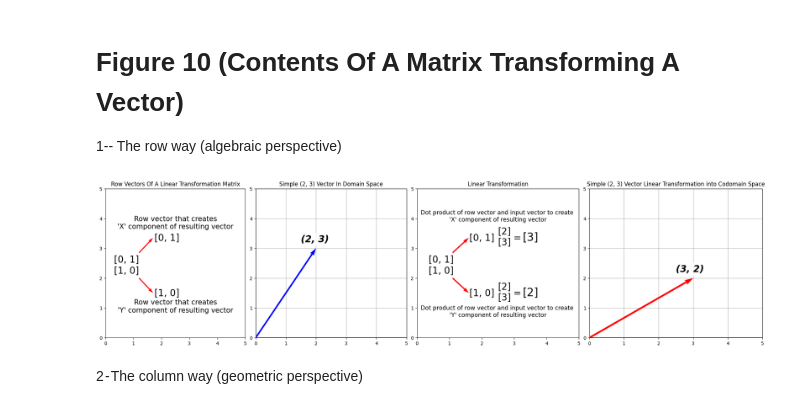
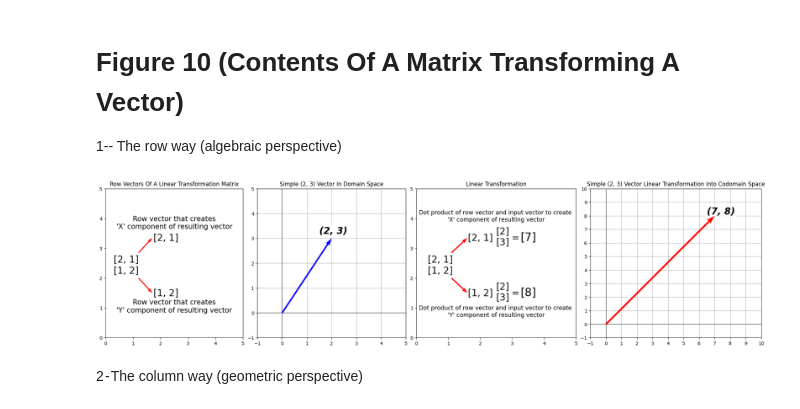
Before and after one commit to Keoni808/Visuals, a Jupyter notebook: Linear_Transformations_(Figures).ipynb, the cells around one changed output. Drawn from its saved outputs; the diff is of its cells as text; code cells hidden in the pictures.

Commit message:
All figures have been created for blog post "Understanding Linear Transformations: A Guide for Self-Learners, By a Self-Learner"

```diff
--- a/Linear_Transformations_(Figures).ipynb
+++ b/Linear_Transformations_(Figures).ipynb
@@ -749,10 +749,10 @@ for i in range(plot_cols):
 # Row Vectors from matrix that will create individual components of output vector
 
 # text variables
-text_linear_transformation_matrix = f'[0, 1]\n[1, 0]'
-text_top_row_vector = f'[0, 1]'
+text_linear_transformation_matrix = f'[2, 1]\n[1, 2]'
+text_top_row_vector = f'[2, 1]'
 text_top_row_explain = f'Row vector that creates\n\'X\' component of resulting vector'
-text_bottom_row_vector = f'[1, 0]'
+text_bottom_row_vector = f'[1, 2]'
 text_bottom_row_explain = f'Row vector that creates\n\'Y\' component of resulting vector'
 text_location = [(.75, 2), (2.2, 3.1), (2.2, 1.25), (2.5, 3.5), (2.5, .7)]
 text_fonts = [20, 20, 20, 15, 15]
@@ -771,7 +771,7 @@ draw_and_text_plot(ax, (1, 5), xy_lim,
 ################ FIGURE 2 ################
 
 # Plotting simple vector in domain space
-draw_plot(ax, (6, 10), [0, 0], [(2, 3)], ['b'], ['(2, 3)'], 1, xy_lim, "Simple (2, 3) Vector In Domain Space")
+draw_plot(ax, (6, 10), [0, 0], [(2, 3)], ['b'], ['(2, 3)'], 1, [-1, 5], "Simple (2, 3) Vector In Domain Space")
 
 
 ################ FIGURE 3 ################
@@ -779,49 +779,49 @@ draw_plot(ax, (6, 10), [0, 0], [(2, 3)], ['b'], ['(2, 3)'], 1, xy_lim, "Simple (
 # Dot product between matrix and input vector (linear transformation)
 
 # text variables
-text_linear_transformation_matrix = f'[0, 1]\n[1, 0]'
+text_linear_transformation_matrix = f'[2, 1]\n[1, 2]'
 text_input_vector = f'[2]\n[3]'
 text_equals_sign = f'='
 
-text_top_row_vector = f'[0, 1]'
-text_top_row_ans = f'[3]'
+text_top_row_vector = f'[2, 1]'
+text_top_row_ans = f'[7]'
 text_top_row_explain = f'Dot product of row vector and input vector to create \n\'X\' component of resulting vector'
 
-text_bottom_row_vector = f'[1, 0]'
-text_bottom_row_ans = f'[2]'
+text_bottom_row_vector = f'[1, 2]'
+text_bottom_row_ans = f'[8]'
 text_bottom_row_explain = f'Dot product of row vector and input vector to create \n\'Y\' component of resulting vector'
 
 
 text_location = [(.75, 2),
                  (2, 3.1), (2.7, 2.95), (3.1, 3.1), (3.5, 3.1), (2.5, 3.75),
                   (2, 1.25), (2.7, 1.1), (3.1, 1.25), (3.5, 1.25), (2.5, .55)]
 text_fonts = [20,
               20, 20, 20, 24, 12.5,
               20, 20, 20, 24, 12.5]
 num_texts = 11
 
 # plot variables
 origin = [[1.10, 2.85], [1.10, 2.0]]
 vectors = [[.5, .5], [.5, -.5]]
 num_vectors = len(vectors)
 
 draw_and_text_plot(ax, (11, 15), xy_lim,
                   [text_linear_transformation_matrix,
                    text_top_row_vector, text_input_vector, text_equals_sign, text_top_row_ans, text_top_row_explain,
                    text_bottom_row_vector, text_input_vector, text_equals_sign, text_bottom_row_ans, text_bottom_row_explain],
                    text_location, text_fonts, num_texts,
                    origin, vectors, num_vectors, "Linear Transformation")
 
 
 ################ FIGURE 4 ################
 
 # Plotting simple vector in codomain space
-draw_plot(ax, (16, 20), [0, 0], [(3, 2)], ['r'], ['(3, 2)'], 1, xy_lim, "Simple (2, 3) Vector Linear Transformation into Codomain Space")
+draw_plot(ax, (16, 20), [0, 0], [(7, 8)], ['r'], ['(7, 8)'], 1, [-1, 10], "Simple (2, 3) Vector Linear Transformation into Codomain Space")
 
 
 fig.savefig('AlgebraicPerspectiveLinearTransformation.png')
 # %% [output]
-[figure, old version]
+[figure, new version]
 # %% [markdown]
 2 - The column way (geometric perspective)
 # %%
```
Also changed, not shown: parts of 2 cells of this notebook.
